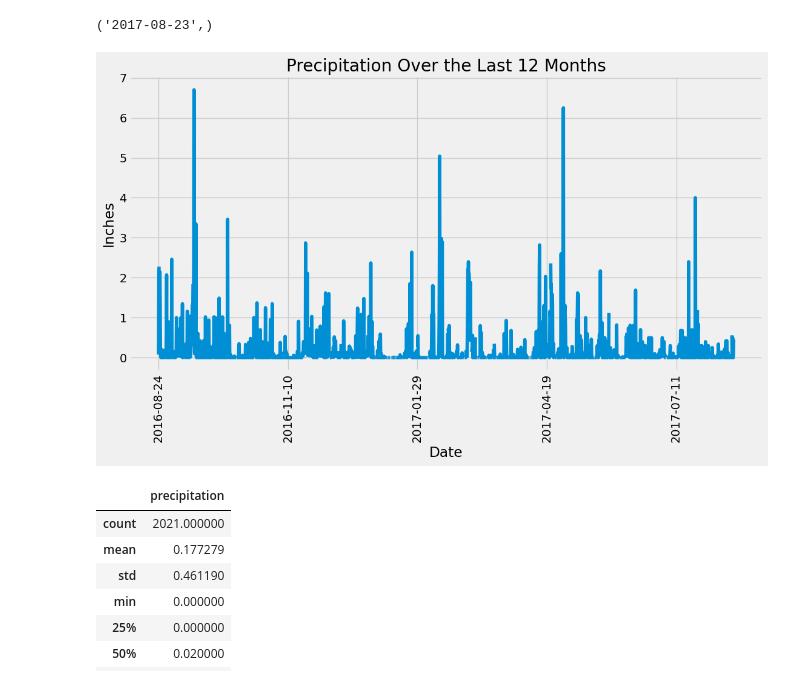
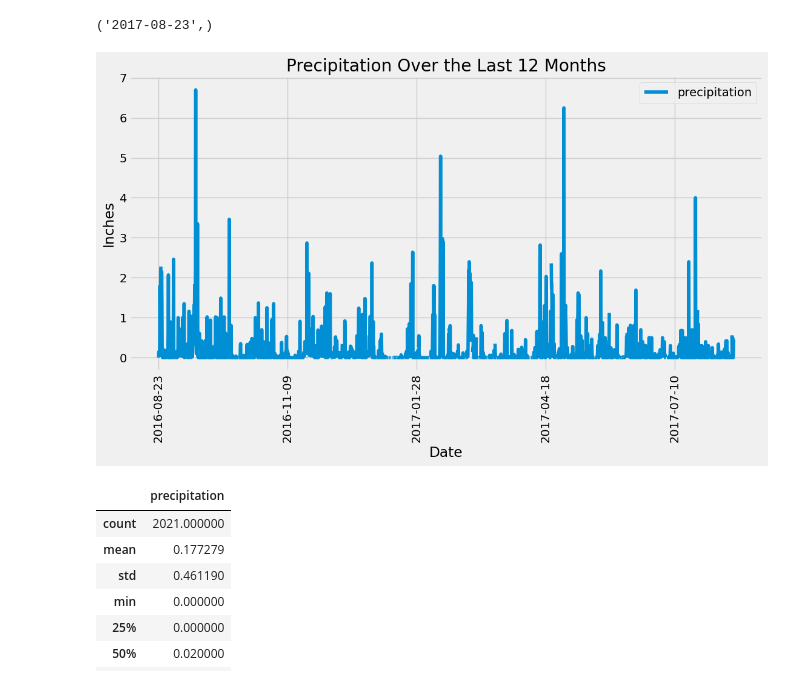
Before and after one commit to vivsarraf/sqlalchemy-challenge, a Jupyter notebook: SurfsUp/climate_starter.ipynb, the cells around one changed output. Saved outputs shown, nothing was run; the diff lists cells and outputs as text; code cells hidden in the pictures.

Commit message:
updated the plots

```diff
--- a/SurfsUp/climate_starter.ipynb
+++ b/SurfsUp/climate_starter.ipynb
@@ -59,32 +59,33 @@ most_recent_date
 # %%
 # Design a query to retrieve the last 12 months of precipitation data and plot the results.
 # Starting from the most recent data point in the database.
 
 last_one_year= dt.date(2017, 8, 23)-dt.timedelta(days=365)
 
 # Calculate the date one year from the last date in data set.
-last_date = dt.datetime.strptime(most_recent_date, '%Y-%m-%d') - dt.timedelta(days=365)
+last_date = dt.date(last_one_year.year, last_one_year.month, last_one_year.day)
 # Perform a query to retrieve the data and precipitation scores
 
 # Perform a query to retrieve the data and precipitation scores
 precipitation_analysis = session.query(Measurement.date, Measurement.prcp).filter(Measurement.date >= last_date).order_by(Measurement.date).all()
 
 # Save the query results as a Pandas DataFrame and set the index to the date column
 precipitatation_analysis_df= data_df.dropna()
 precipitation_analysis_df = pd.DataFrame(precipitation_analysis, columns=['date', 'precipitation'])
 precipitation_analysis_df.set_index('date', inplace=True)
 
 # Sort the dataframe by date
 precipitation_analysis_df = precipitation_analysis_df.sort_index()
 
 # Use Pandas Plotting with Matplotlib to plot the data
-precipitation_analysis_df.plot(rot=90,figsize=(12,6), legend=False)
+precipitation_analysis_df.plot(rot=90,figsize=(12,6), label="precipitation")
 plt.title("Precipitation Over the Last 12 Months")
 plt.ylabel("Inches")
 plt.xlabel("Date")
+plt.savefig('Precipitation.png',bbox_inches='tight')
 plt.show()
 # %% [output]
-[figure, old version]
+[figure, new version]
 # %%
 # Use Pandas to calculate the summary statistics for the precipitation data
 data_df.describe()
```
Also changed, not shown: 1 other file.
